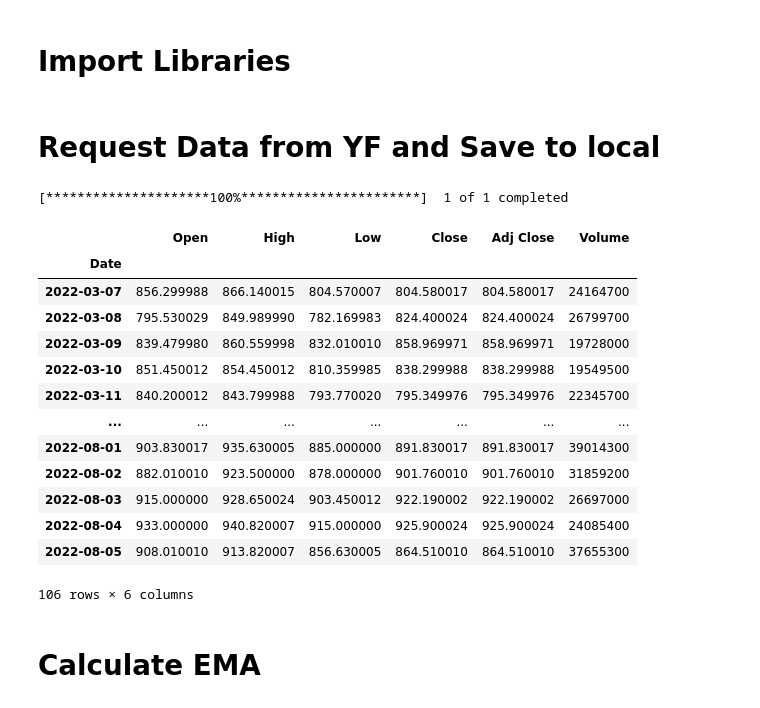
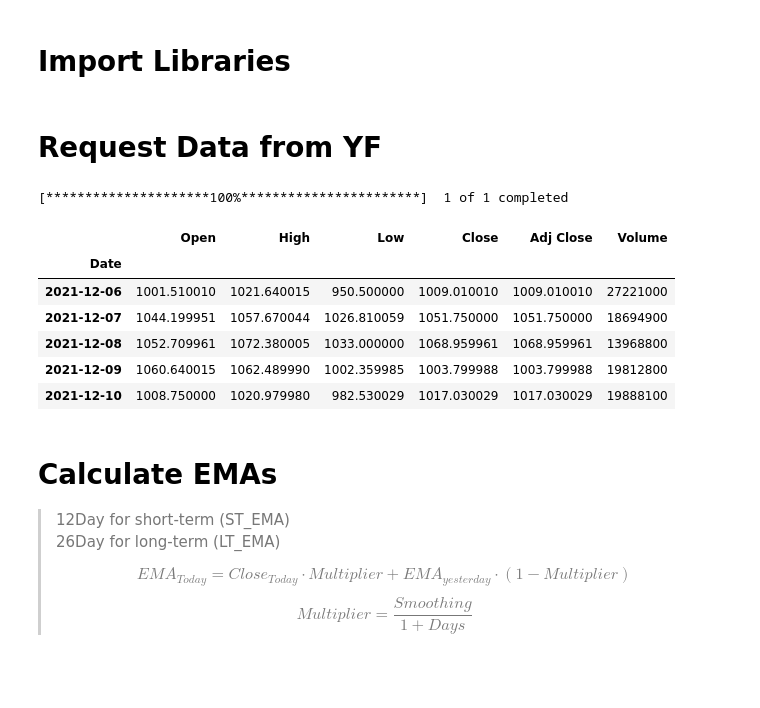
Before and after one commit to ShenChikai/Trading-Projects, a Jupyter notebook: MACD/MACD.ipynb, the cells around one changed output. Drawn from its saved outputs; the diff is of its cells as text; code cells hidden in the pictures; blank space fills up the shorter version.

```diff
--- a/MACD/MACD.ipynb
+++ b/MACD/MACD.ipynb
@@ -6,38 +13,31 @@ import numpy as np
 # %% [markdown]
-# Request Data from YF and Save to local
+# Request Data from YF
 # %%
 # History(): get historicals for one Stock
 # stock = yf.Ticker('TSLA')
 # stock_historical = Stock.history(
 #     period="5mo",
 #     interval="1d",
 # )
 
 # Download(): get historicals for multiple Stocks
 # In this case, I just need one for demo
 stock_list = ['TSLA']
 stock_historical = yf.download(
     stock_list,
-    period="5mo",
+    period="8mo",
     interval="1d"
 )
 
-stock_historical
+stock_historical.head()
 # %% [output]
 [*********************100%***********************]  1 of 1 completed
 |  | Open | High | Low | Close | Adj Close | Volume |
 | Date |  |  |  |  |  |  |
-| 2022-03-07 | 856.299988 | 866.140015 | 804.570007 | 804.580017 | 804.580017 | 24164700 |
-| 2022-03-08 | 795.530029 | 849.989990 | 782.169983 | 824.400024 | 824.400024 | 26799700 |
-| 2022-03-09 | 839.479980 | 860.559998 | 832.010010 | 858.969971 | 858.969971 | 19728000 |
-| 2022-03-10 | 851.450012 | 854.450012 | 810.359985 | 838.299988 | 838.299988 | 19549500 |
-| 2022-03-11 | 840.200012 | 843.799988 | 793.770020 | 795.349976 | 795.349976 | 22345700 |
-| ... | ... | ... | ... | ... | ... | ... |
-| 2022-08-01 | 903.830017 | 935.630005 | 885.000000 | 891.830017 | 891.830017 | 39014300 |
-| 2022-08-02 | 882.010010 | 923.500000 | 878.000000 | 901.760010 | 901.760010 | 31859200 |
-| 2022-08-03 | 915.000000 | 928.650024 | 903.450012 | 922.190002 | 922.190002 | 26697000 |
-| 2022-08-04 | 933.000000 | 940.820007 | 915.000000 | 925.900024 | 925.900024 | 24085400 |
-| 2022-08-05 | 908.010010 | 913.820007 | 856.630005 | 864.510010 | 864.510010 | 37655300 |
+| 2021-12-06 | 1001.510010 | 1021.640015 | 950.500000 | 1009.010010 | 1009.010010 | 27221000 |
+| 2021-12-07 | 1044.199951 | 1057.670044 | 1026.810059 | 1051.750000 | 1051.750000 | 18694900 |
+| 2021-12-08 | 1052.709961 | 1072.380005 | 1033.000000 | 1068.959961 | 1068.959961 | 13968800 |
+| 2021-12-09 | 1060.640015 | 1062.489990 | 1002.359985 | 1003.799988 | 1003.799988 | 19812800 |
+| 2021-12-10 | 1008.750000 | 1020.979980 | 982.530029 | 1017.030029 | 1017.030029 | 19888100 |
-106 rows × 6 columns
 # %%
 # Save to local
@@ -45,2 +45,7 @@ stock_historical.to_csv("./stock_historicals.csv")
 # %% [markdown]
-# Calculate EMA
+# Calculate EMAs
+> 12Day for short-term (ST_EMA) <br>
+> 26Day for long-term (LT_EMA)
+>
+> $$EMA_{Today} = Close_{Today} \cdot Multiplier + EMA_{yesterday} \cdot (1-Multiplier)$$
+> $$Multiplier = \frac{Smoothing}{1 + Days}$$
```
Also changed, not shown: parts of 8 cells of this notebook, 4 other files.
